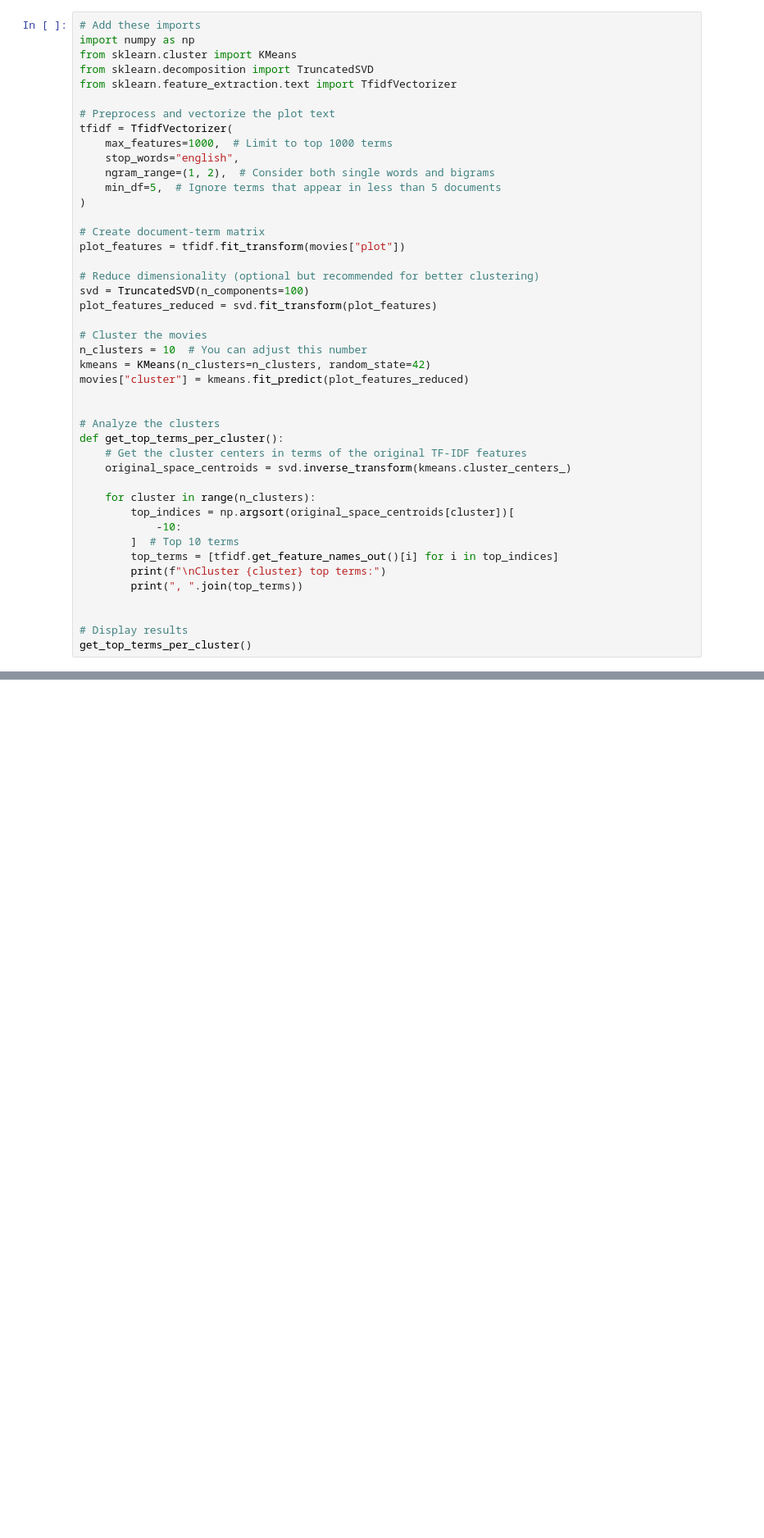
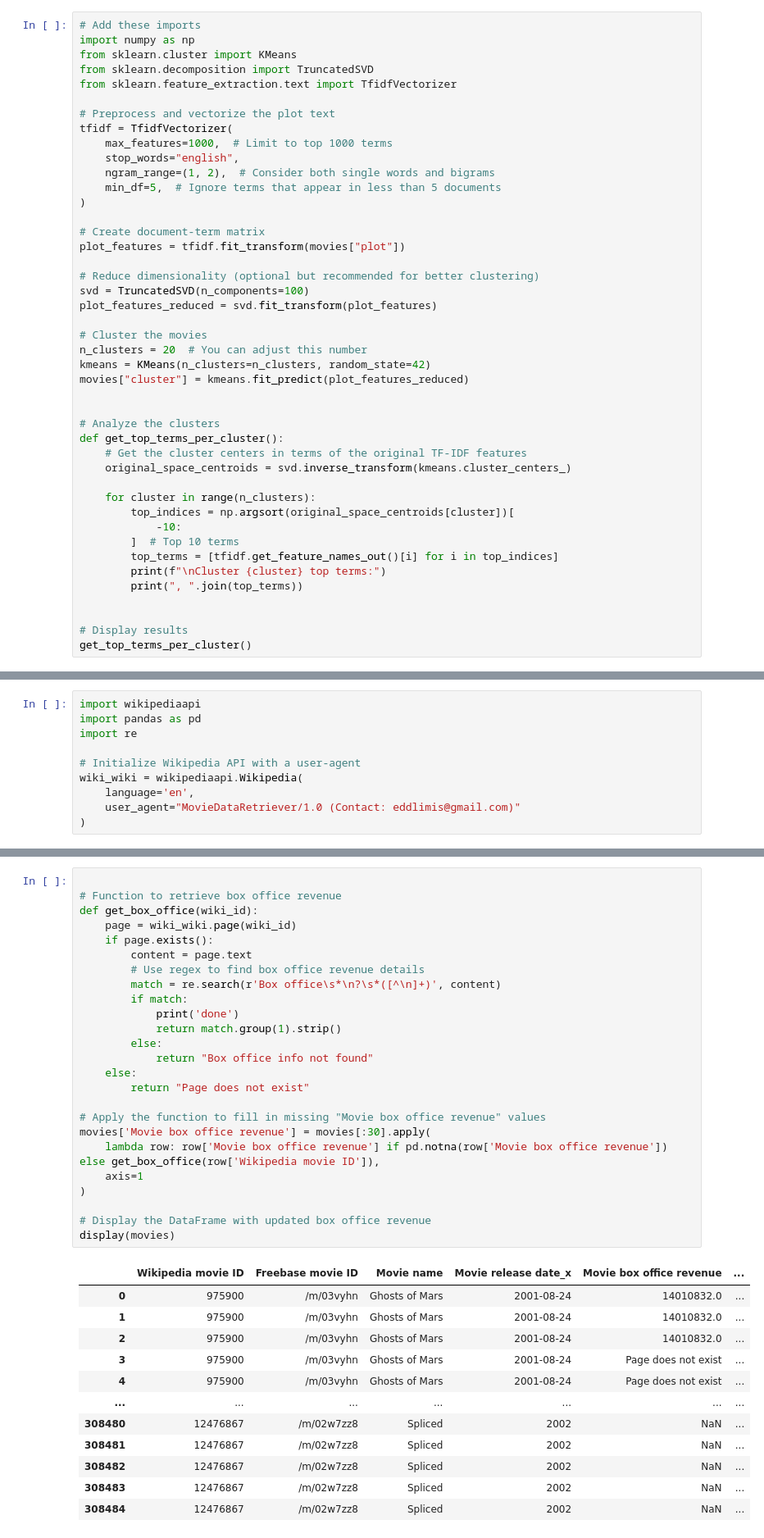
Before and after one commit to epfl-ada/ada-2024-project-insightmasters24, a Jupyter notebook: src/data/test.ipynb, the cells around one changed output, grey strips where cells are left out. Shown at 82% size. Cells and saved outputs as stored; diff of their text form; blank space fills up the shorter version.

Commit message:
adding Wikipedia-api to the search

```diff
--- a/src/data/test.ipynb
+++ b/src/data/test.ipynb
@@ -75,7 +114,7 @@ svd = TruncatedSVD(n_components=100)
 plot_features_reduced = svd.fit_transform(plot_features)
 
 # Cluster the movies
-n_clusters = 10  # You can adjust this number
+n_clusters = 20  # You can adjust this number
 kmeans = KMeans(n_clusters=n_clusters, random_state=42)
 movies["cluster"] = kmeans.fit_predict(plot_features_reduced)
 
@@ -116,0 +174,10 @@ brother, old, house, home, life, daughter, son, mother, family, father
+# %%
+import wikipediaapi
+import pandas as pd
+import re
+
+# Initialize Wikipedia API with a user-agent
+wiki_wiki = wikipediaapi.Wikipedia(
+    language='en',
+    user_agent="MovieDataRetriever/1.0 (Contact: eddlimis@gmail.com)"
+)
@@ -116,0 +189,38 @@ brother, old, house, home, life, daughter, son, mother, family, father
+# %%
+
+# Function to retrieve box office revenue
+def get_box_office(wiki_id):
+    page = wiki_wiki.page(wiki_id)
+    if page.exists():
+        content = page.text
+        # Use regex to find box office revenue details
+        match = re.search(r'Box office\s*\n?\s*([^\n]+)', content)
+        if match:
+            print('done')
+            return match.group(1).strip()
+        else:
+            return "Box office info not found"
+    else:
+        return "Page does not exist"
+
+# Apply the function to fill in missing "Movie box office revenue" values
+movies['Movie box office revenue'] = movies[:30].apply(
+    lambda row: row['Movie box office revenue'] if pd.notna(row['Movie box office revenue']) else get_box_office(row['Wikipedia movie ID']),
+    axis=1
+)
+
+# Display the DataFrame with updated box office revenue
+display(movies)
+# %% [output]
+|  | Wikipedia movie ID | Freebase movie ID | Movie name | Movie release date_x | Movie box office revenue | ... |
+| 0 | 975900 | /m/03vyhn | Ghosts of Mars | 2001-08-24 | 14010832.0 | ... |
+| 1 | 975900 | /m/03vyhn | Ghosts of Mars | 2001-08-24 | 14010832.0 | ... |
+| 2 | 975900 | /m/03vyhn | Ghosts of Mars | 2001-08-24 | 14010832.0 | ... |
+| 3 | 975900 | /m/03vyhn | Ghosts of Mars | 2001-08-24 | Page does not exist | ... |
+| 4 | 975900 | /m/03vyhn | Ghosts of Mars | 2001-08-24 | Page does not exist | ... |
+| ... | ... | ... | ... | ... | ... | ... |
+| 308480 | 12476867 | /m/02w7zz8 | Spliced | 2002 | NaN | ... |
+| 308481 | 12476867 | /m/02w7zz8 | Spliced | 2002 | NaN | ... |
+| 308482 | 12476867 | /m/02w7zz8 | Spliced | 2002 | NaN | ... |
+| 308483 | 12476867 | /m/02w7zz8 | Spliced | 2002 | NaN | ... |
+| 308484 | 12476867 | /m/02w7zz8 | Spliced | 2002 | NaN | ... |
```
Also changed, not shown: parts of 6 cells of this notebook, 1 other file.
